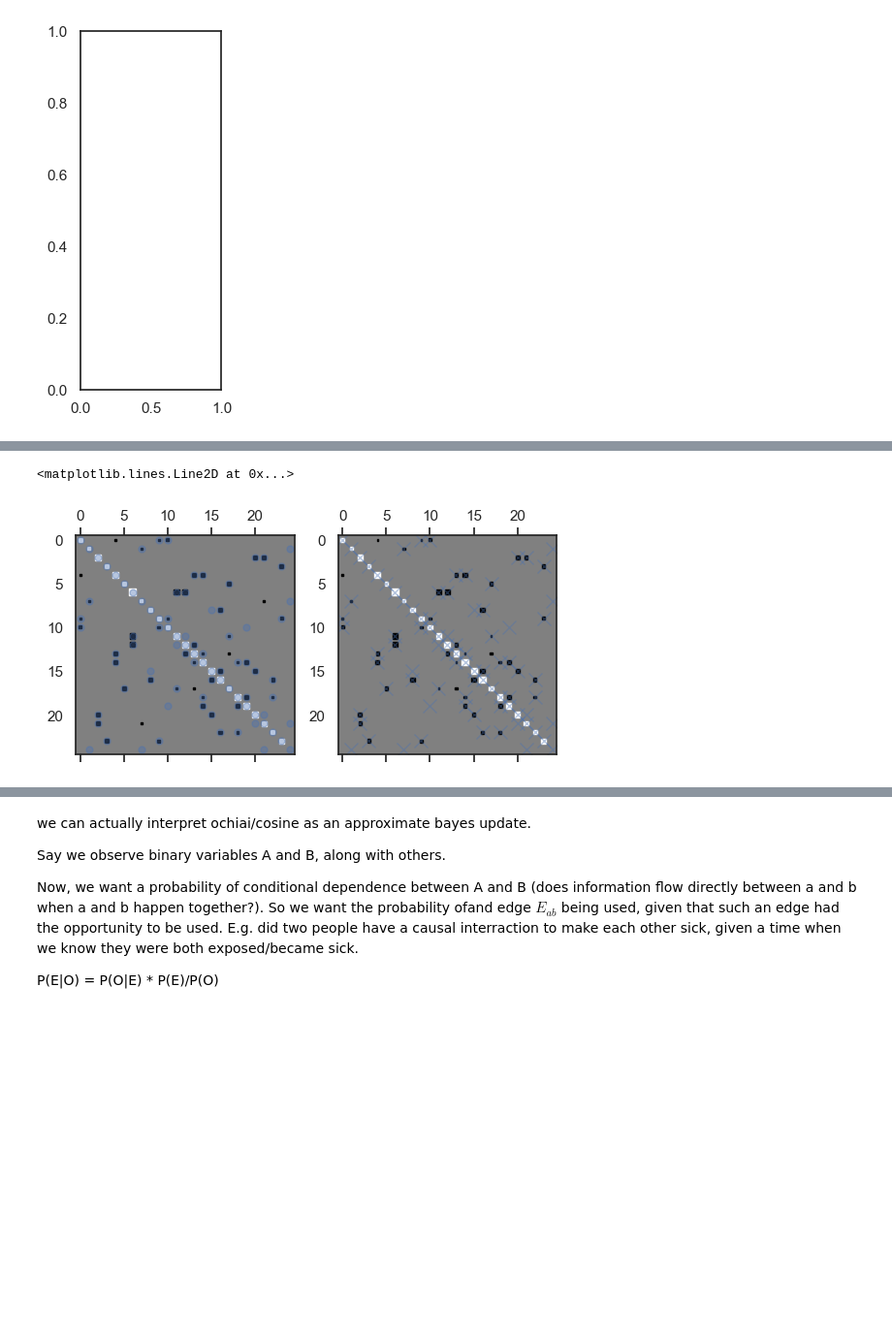
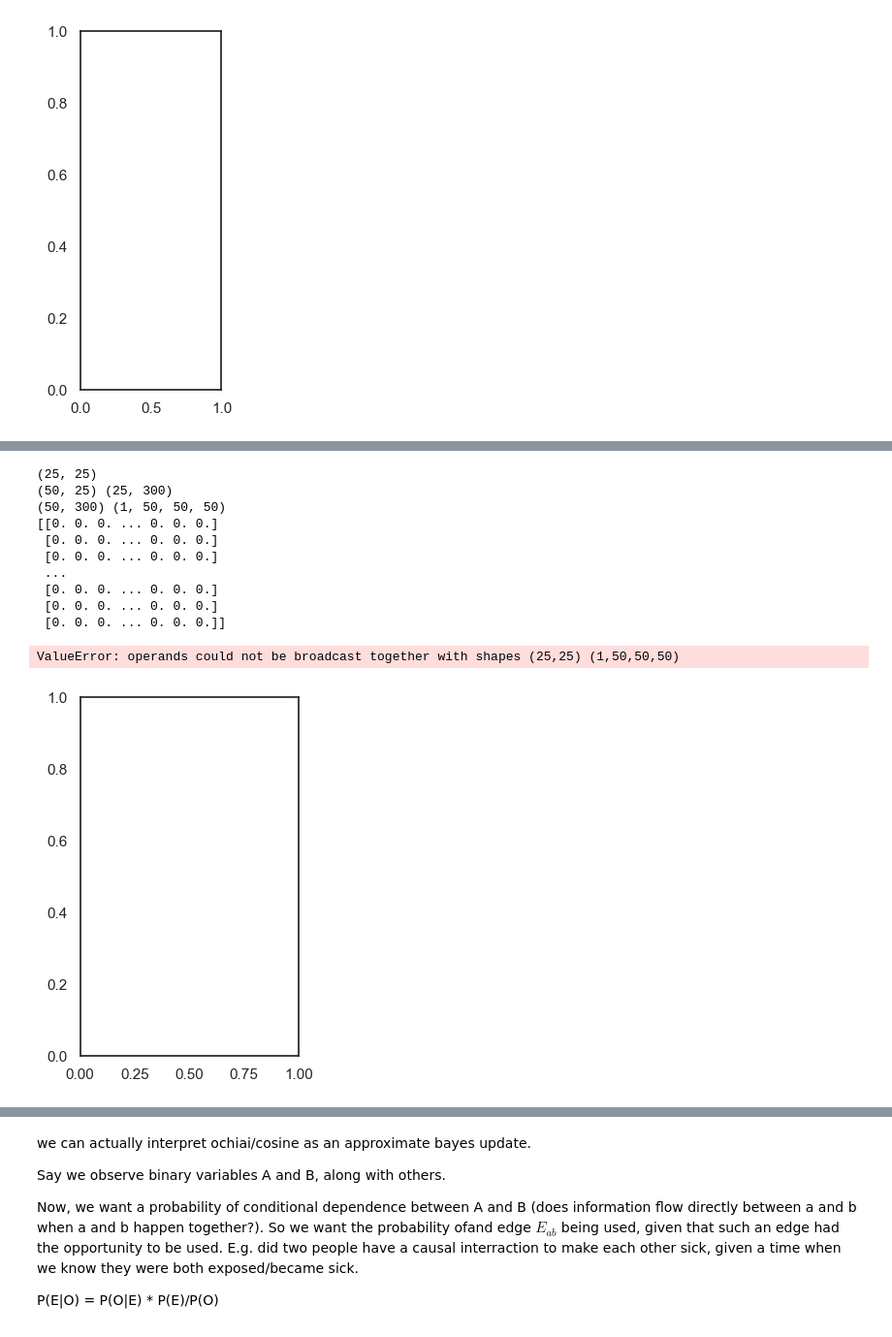
Before and after one commit to usnistgov/affinis, a Jupyter notebook: docs/regularized-laplacian.ipynb, the cells around one changed output, grey strips where cells are left out. Shown at 97% size. Saved outputs shown, nothing was run; the diff lists cells and outputs as text; code cells hidden in the pictures; blank space fills up the shorter version.

```diff
--- a/docs/regularized-laplacian.ipynb
+++ b/docs/regularized-laplacian.ipynb
@@ -435,0 +656,30 @@ matrix([[ 5.,  2., 10.,  5., 25.,  3., 12.,  5., 10., 15., 13., 12., 14.,
+# %%
+from affinis.utils import _diag
+def unroll_node_obs(X):
+    trirow, tricol = np.triu_indices(k=1)
+    return np.einsum('ij,ik->ijk', X, X)[:,trirow, tricol]
+P = np.vstack([B,-B])@np.linalg.pinv(np.vstack([B,-B]))
+
+trirow,tricol=np.triu_indices_from(L,k=1)
+fullB = (np.eye(n_authors)[:,trirow] -np.eye(n_authors)[:,tricol])*np.abs(B.T@B)[trirow,tricol]# *smooth_pmf[None,:]
+# fullB = np.vstack([fullB.T, -fullB.T])
+fullB = fullB.T
+P = fullB@np.linalg.pinv(fullB)
+P[np.isclose(P,np.zeros_like(P))] = 0
+# plt.spy(P, marker='.')
+# np.abs(B.T@B)[trirow,tricol]
+# hinton(np.abs(L))
+
+# plt.spy(squareform(fullB@np.linalg.solve(fullB,_outer(np.multiply, X[0])[trirow,tricol])), marker='.')
+edge_X = np.einsum('ij,ik->ijk', X, X)[:,trirow, tricol]#*smooth_pmf[None,:]
+
+Xsol,resid,_,_ = np.linalg.lstsq(fullB, edge_X.T)
+edge_pred=(fullB@Xsol).T
+edge_pred[np.isclose(edge_pred, np.zeros_like(edge_pred))] = 0
+# plt.spy(squareform(edge_pred[0]), marker='.')
+hinton(_sq(edge_pred[0]))
+
+plt.spy(A, marker='.', alpha=0.5)
+plt.spy((lambda a: a-_diag(a))( _outer(np.multiply, X[0])), marker='x', color='r')
+fullB.shape, edge_X.shape, Xsol.shape, edge_pred.shape
+fullB
@@ -692,19 +1080,31 @@ def EM(data, expected_dists, expected_struct):
         # X,Q,L = E_step(X,Q,L)
         yield Q,L
 # %%
-em_gen = EM(papers.values, est_dists, np.exp(-est_dists))
+em_gen = EM(papers.values, est_dists, edge_score_laplacian(_sq(ochiai(X, pseudocts=0.5))))
+Q1,L1=next(em_gen)
+
 plt.subplot(121)
-hinton(next(em_gen)[-1][:-1,:-1])
+hinton(L1/(1-Q1))
 plt.spy(L, marker='.', alpha=0.4)
 plt.subplot(122)
-for i in range(10):
+for i in range(100):
 
     Qk,Lk=next(em_gen)
     # print(Qk)
     # print(multivariate_normal(cov=forest(Lk[:-1,:-1], beta=5.)).logpdf(Xstack/2).sum())
     # print(multivariate_normal(cov=forest(Lk[:-1,:-1], beta=5.)).entropy())
-hinton(next(em_gen)[1][:-1,:-1])
+hinton(-_sq(_sq(Lk/(1-Qk))))
 plt.spy(L, marker='x', alpha=0.4)
 # %% [output]
-<matplotlib.lines.Line2D at 0x...>
+(25, 25)
+(50, 25) (25, 300)
+(50, 300) (1, 50, 50, 50)
+[[0. 0. 0. ... 0. 0. 0.]
+ [0. 0. 0. ... 0. 0. 0.]
+ [0. 0. 0. ... 0. 0. 0.]
+ ...
+ [0. 0. 0. ... 0. 0. 0.]
+ [0. 0. 0. ... 0. 0. 0.]
+ [0. 0. 0. ... 0. 0. 0.]]
+ValueError: operands could not be broadcast together with shapes (25,25) (1,50,50,50)
-[figure, old version]
+[figure, new version]
```
Also changed, not shown: parts of 60 cells of this notebook, 3 other files.
